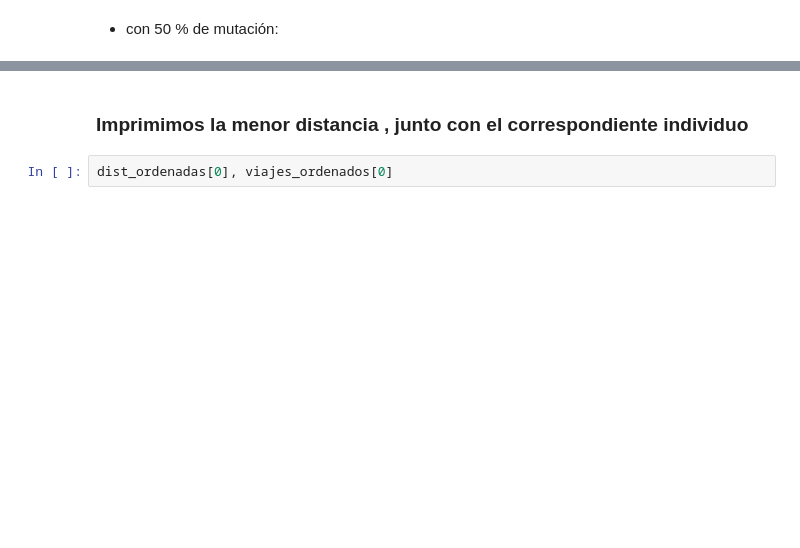
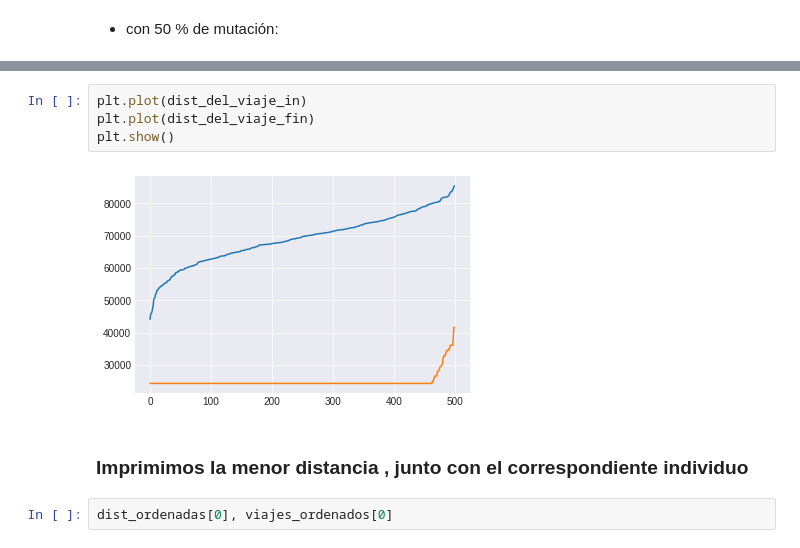
Before and after one commit to ramonjgt/viajero_frecuente, a Jupyter notebook: Viajero.ipynb, the cells around one changed output, grey strips where cells are left out. Saved outputs shown, nothing was run; the diff lists cells and outputs as text; blank space fills up the shorter version.

```diff
--- a/Viajero.ipynb
+++ b/Viajero.ipynb
@@ -381,3 +384,9 @@ while (k < generaciones):
+# %%
+plt.plot(dist_del_viaje_in)
+plt.plot(dist_del_viaje_fin)
+plt.show()
+# %% [output]
+[figure, added]
 # %% [markdown]
 ### Imprimimos la menor distancia , junto con el correspondiente individuo
 # %%
```
Also changed, not shown: parts of 8 cells of this notebook.
